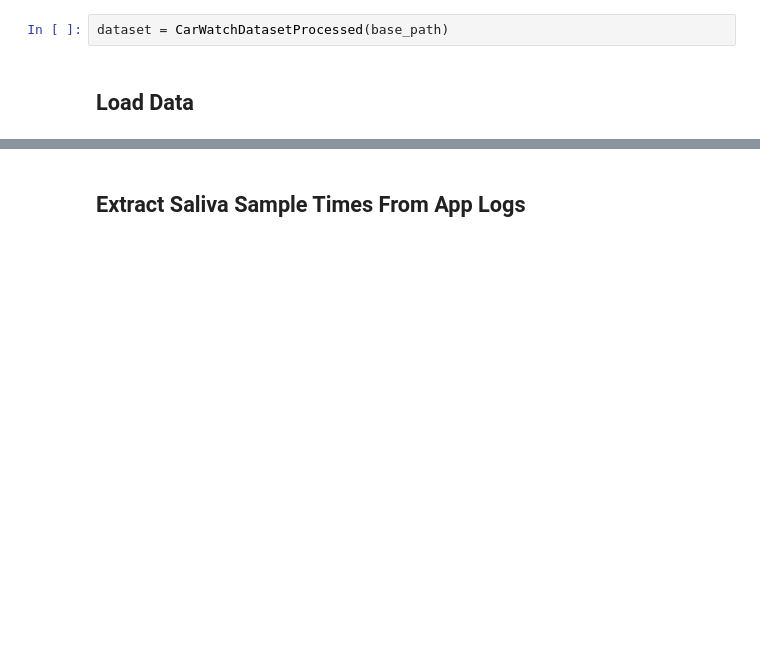
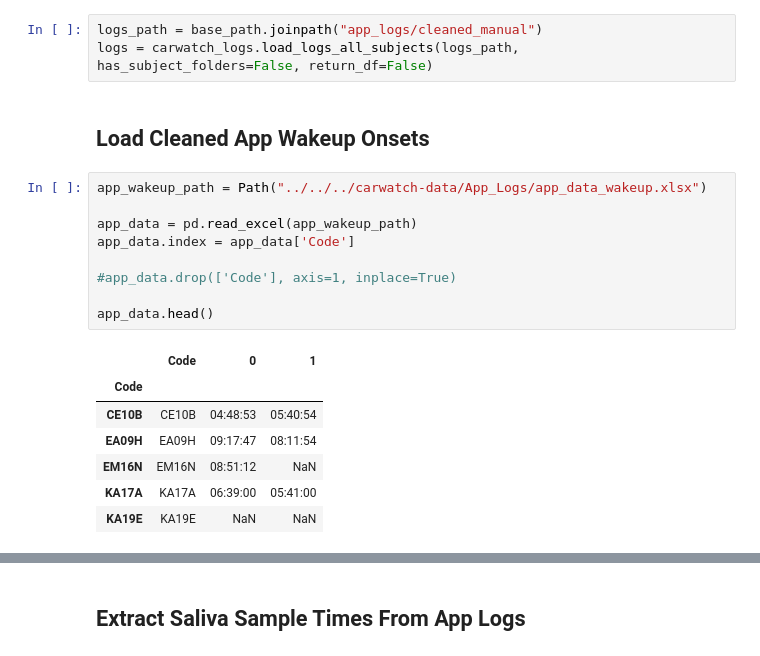
Before and after one commit to mad-lab-fau/carwatch-analysis, a Jupyter notebook: experiments/2022_car_sampling_pnec/Saliva_Processing_App.ipynb, the cells around one changed output, grey strips where cells are left out. Cells and saved outputs as stored; diff of their text form; blank space fills up the shorter version.

```diff
--- a/experiments/2022_car_sampling_pnec/Saliva_Processing_App.ipynb
+++ b/experiments/2022_car_sampling_pnec/Saliva_Processing_App.ipynb
@@ -42,4 +53,22 @@ PosixPath('/Volumes/MAD_DATA/StudyData/HealthPsychology/CARWatch/Data')
-# %%
-dataset = CarWatchDatasetProcessed(base_path)
-# %% [markdown]
-## Load Data
+# %%
+logs_path = base_path.joinpath("app_logs/cleaned_manual")
+logs = carwatch_logs.load_logs_all_subjects(logs_path, has_subject_folders=False, return_df=False)
+# %% [markdown]
+## Load Cleaned App Wakeup Onsets
+# %%
+app_wakeup_path = Path("../../../carwatch-data/App_Logs/app_data_wakeup.xlsx")
+
+app_data = pd.read_excel(app_wakeup_path)
+app_data.index = app_data['Code']
+
+#app_data.drop(['Code'], axis=1, inplace=True)
+
+app_data.head()
+# %% [output]
+|  | Code | 0 | 1 |
+| Code |  |  |  |
+| CE10B | CE10B | 04:48:53 | 05:40:54 |
+| EA09H | EA09H | 09:17:47 | 08:11:54 |
+| EM16N | EM16N | 08:51:12 | NaN |
+| KA17A | KA17A | 06:39:00 | 05:41:00 |
+| KA19E | KA19E | NaN | NaN |
```
Also changed, not shown: parts of 42 cells of this notebook.
